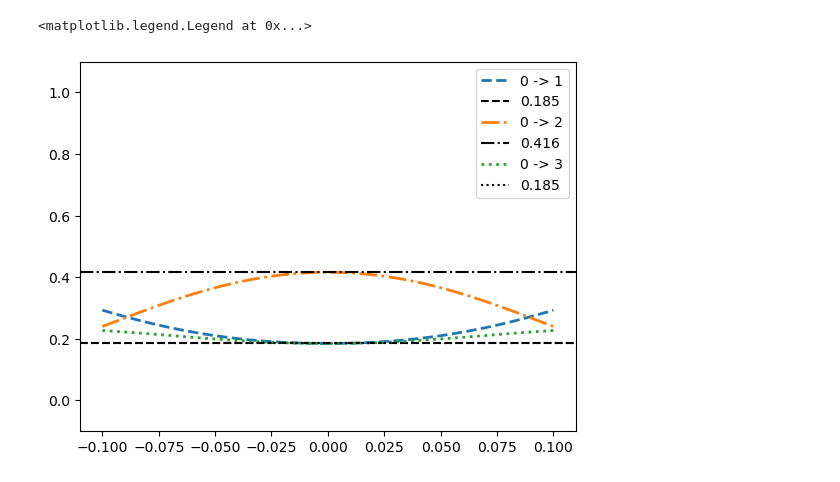
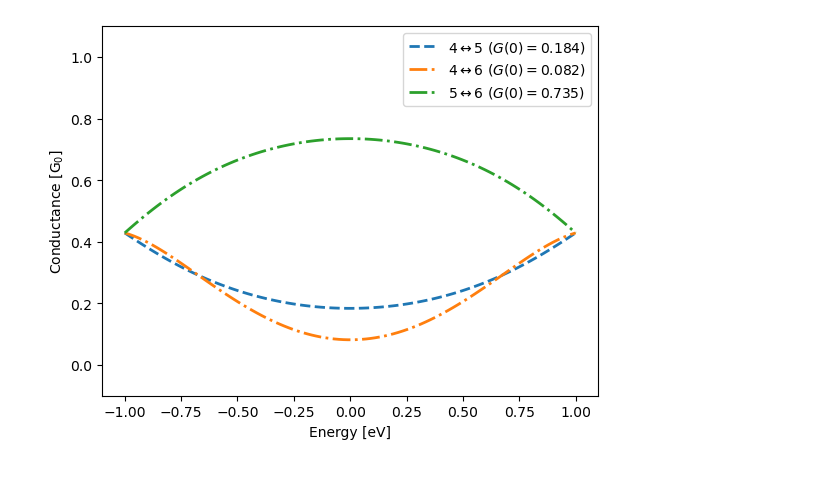
Before and after one commit to SoleilVermeil/grawiti, a Jupyter notebook: n_electrodes.ipynb, the cells around one changed output. Drawn from its saved outputs; the diff is of its cells as text; code cells hidden in the pictures.

```diff
--- a/n_electrodes.ipynb
+++ b/n_electrodes.ipynb
@@ -164,29 +202,32 @@ kwant.plot(syst)
 # %%
-def map_range(x, x1, x2, y1, y2):
-    return (x - x1) * (y2 - y1) / (x2 - x1) + y1
+conductances = np.zeros((number_of_leads_to_use, number_of_leads_to_use))
 linestyles = ['-', '--', '-.', ':']
-for i in [0]:
-    for j in range(4):
+for i in range(number_of_leads_to_use):
+    for j in range(number_of_leads_to_use):
         if i >= j: continue
-        energies = np.linspace(-.1, .1, 100)
-        conductance = np.array(compute_conductance(syst.finalized(), energies, 1, i, j))
+        energies = np.linspace(-1, 1, 100)
+        conductance = np.array(compute_conductance(fsyst, energies, 1, i, j))
+        conductances[i, j] = conductance[len(energies)//2]
+        conductances[j, i] = conductance[len(energies)//2]
         index = 4 * i + j
         plt.plot(
             energies,
             conductance,
             linestyle=linestyles[index % 4],
             linewidth=map_range(index, 0, 15, 2, 2),
-            label=f"{i} -> {j}",
+            label=f"${indices_str[i]}\\leftrightarrow{indices_str[j]}$ ($G(0)={conductance[len(energies)//2]:.3f}$)",
         )
-        plt.axhline(
-            conductance[len(energies)//2],
-            color='black',
-            linestyle=linestyles[index % 4],
-            label=f"{conductance[len(energies)//2]:.3f}",
-        )
+        # plt.axhline(
+        #     conductance[len(energies)//2],
+        #     color='black',
+        #     linestyle=linestyles[index % 4],
+        #     label=f"{conductance[len(energies)//2]:.3f}",
+        # )
 plt.ylim(-.1, 1.1)
+plt.xlabel("Energy [eV]")
+plt.ylabel("Conductance [G$_0$]")
 plt.legend()
+plt.show()
 # %% [output]
-<matplotlib.legend.Legend at 0x...>
-[figure, old version]
+[figure, new version]
 # %%
```
Also changed, not shown: parts of 11 cells of this notebook, 3 other files.
